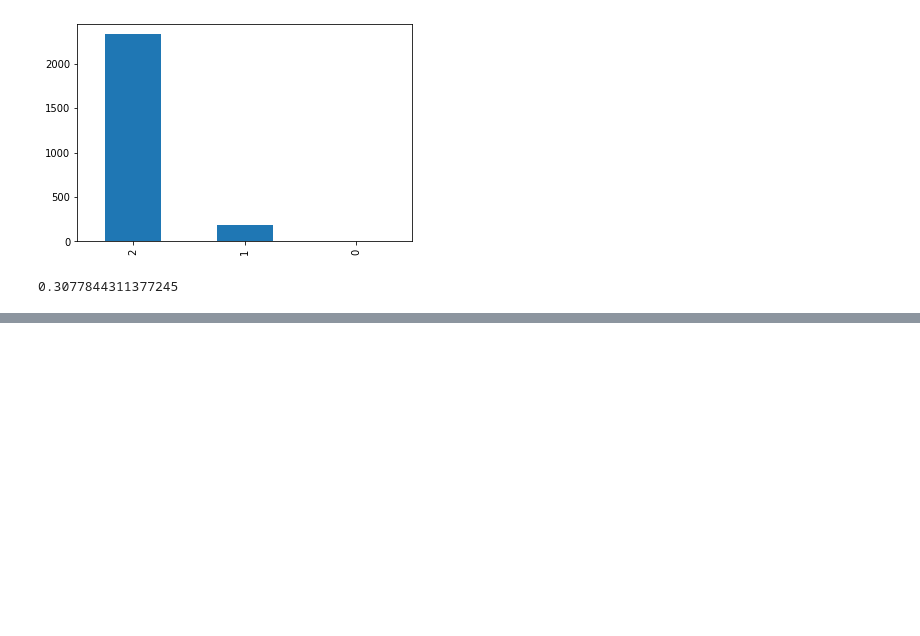
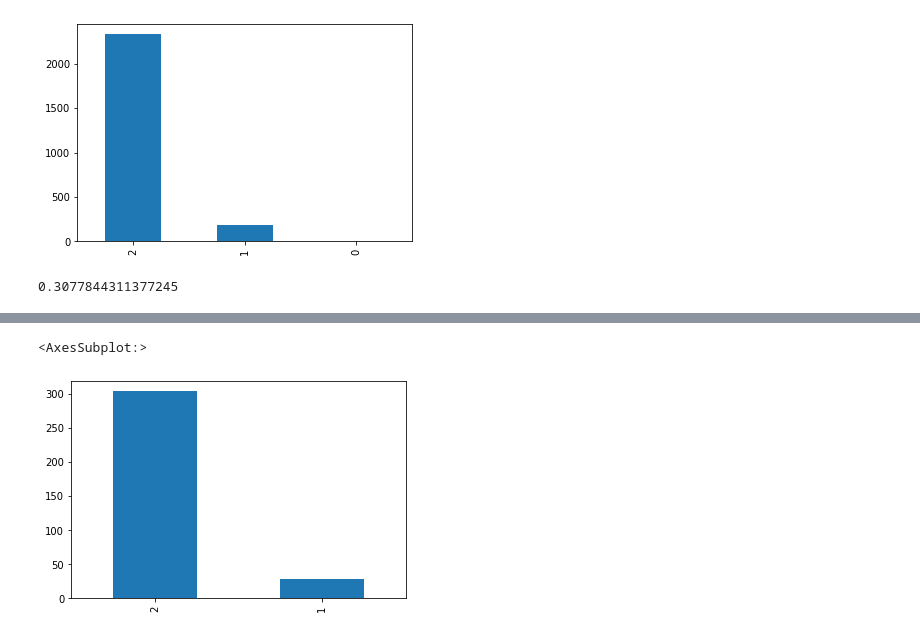
Before and after one commit to AshQTan/Capstone, a Jupyter notebook: AnalyzingResultsArticleLevelTFIDF.ipynb, the cells around one changed output, grey strips where cells are left out. Cells and saved outputs as stored; diff of their text form; code cells hidden in the pictures; blank space fills up the shorter version.

```diff
--- a/AnalyzingResultsArticleLevelTFIDF.ipynb
+++ b/AnalyzingResultsArticleLevelTFIDF.ipynb
@@ -102,0 +108,5 @@ accuracy_score(test_dataset["real_labels"], test_dataset["pred_labels"])
+# %%
+test_dataset[test_dataset["biaslabel"]=="Very Liberal"]["pred_labels"].value_counts().plot.bar()
+# %% [output]
+<AxesSubplot:>
+[figure, added]
```
Also changed, not shown: parts of 2 cells of this notebook, 1 other file.
